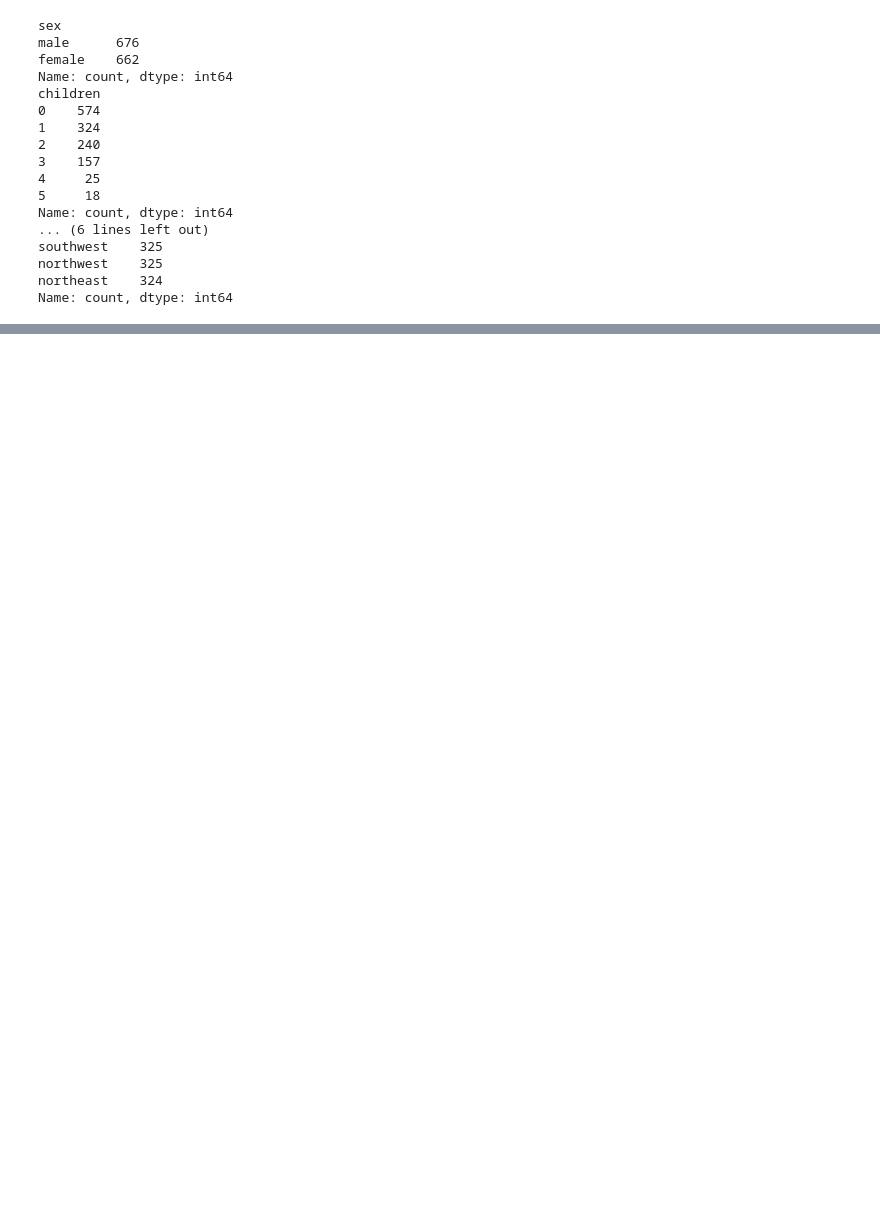
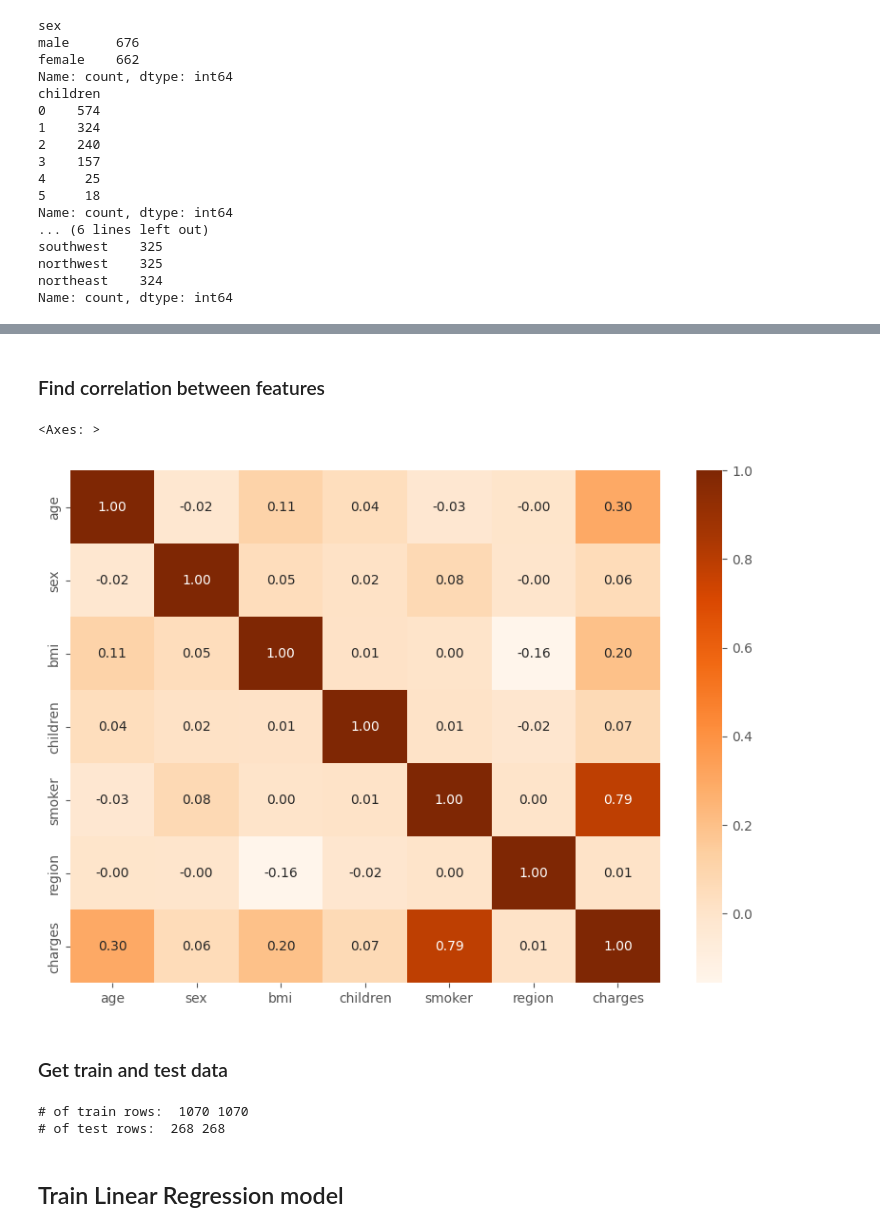
Before and after one commit to azmiozgen/utilynx, a Jupyter notebook: lib/machine_learning/exercise_regression_2.ipynb, the cells around one changed output, grey strips where cells are left out. Cells and saved outputs as stored; diff of their text form; code cells hidden in the pictures; blank space fills up the shorter version.

Commit message:
feat: expand exercise_regression_2 with regressor models

```diff
--- a/lib/machine_learning/exercise_regression_2.ipynb
+++ b/lib/machine_learning/exercise_regression_2.ipynb
@@ -86,0 +117,5 @@ print("# of test rows: ", len(df_test))
+# %%
+df['sex'] = df['sex'].map({'female': 0, 'male': 1})
+df['smoker'] = df['smoker'].map({'no': 0, 'yes': 1})
+df['region'] = df['region'].map({'southwest': 0, 'southeast': 1, 'northwest': 2, 'northeast': 3})
+df.head()
@@ -86,0 +129,24 @@ print("# of test rows: ", len(df_test))
+# %% [markdown]
+### Find correlation between features
+# %%
+corr = df.corr()
+plt.figure(figsize=(10, 7))
+sns.heatmap(corr, annot=True, cmap='Oranges', fmt='.2f')
+# %% [output]
+<Axes: >
+[figure, added]
+# %% [markdown]
+### Get train and test data
+# %%
+df_x = df.drop(['charges'], axis = 1)
+df_x = df[['age', 'bmi', 'smoker']]
+df_y = df.charges
+df_x_train, df_x_test, df_y_train, df_y_test = train_test_split(df_x, df_y, test_size=TEST_SIZE,
+                                                                random_state=SEED)
+print("# of train rows: ", len(df_x_train), len(df_y_train))
+print("# of test rows: ", len(df_x_test), len(df_y_test))
+# %% [output]
+# of train rows:  1070 1070
+# of test rows:  268 268
+# %% [markdown]
+## Train Linear Regression model
```
Also changed, not shown: parts of 37 cells of this notebook.
